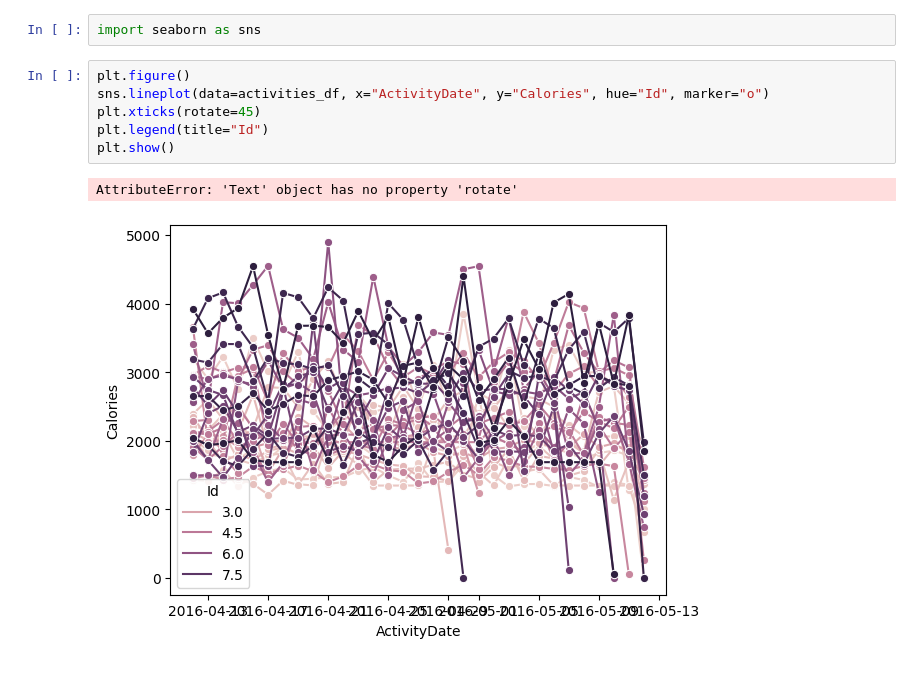
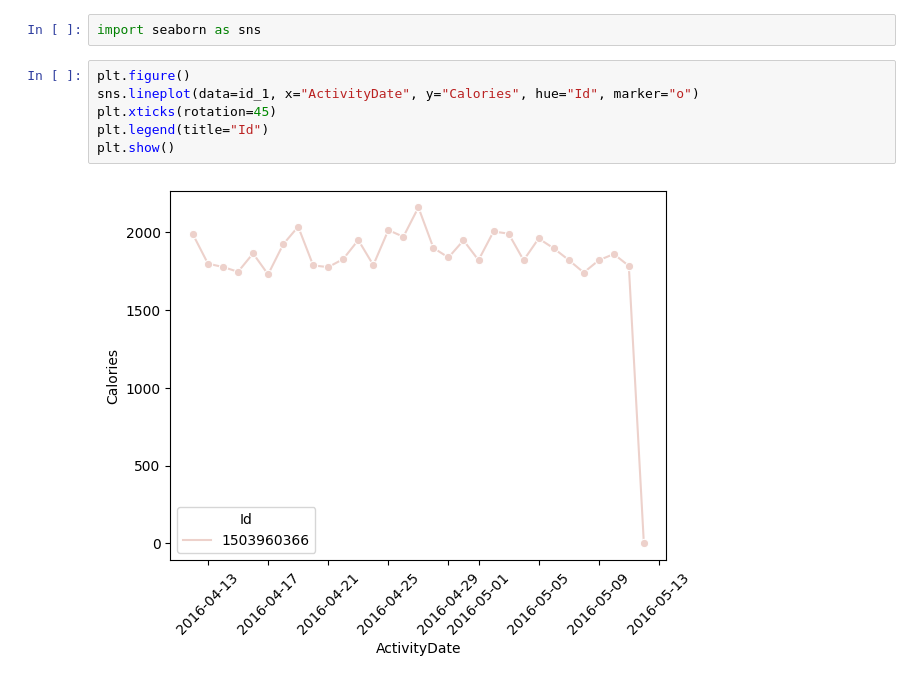
Before and after one commit to Liedjieboer/bellabeat_capstone, a Jupyter notebook: notebooks/activities.ipynb, the cells around one changed output. Saved outputs shown, nothing was run; the diff lists cells and outputs as text.

Commit message:
Did a little bit more on the activities notebook

```diff
--- a/notebooks/activities.ipynb
+++ b/notebooks/activities.ipynb
@@ -48,10 +48,9 @@ plt.show()
 import seaborn as sns
 # %%
 plt.figure()
-sns.lineplot(data=activities_df, x="ActivityDate", y="Calories", hue="Id", marker="o")
-plt.xticks(rotate=45)
+sns.lineplot(data=id_1, x="ActivityDate", y="Calories", hue="Id", marker="o")
+plt.xticks(rotation=45)
 plt.legend(title="Id")
 plt.show()
 # %% [output]
-AttributeError: 'Text' object has no property 'rotate'
-[figure, old version]
+[figure, new version]
```
Also changed, not shown: 1 other file.
